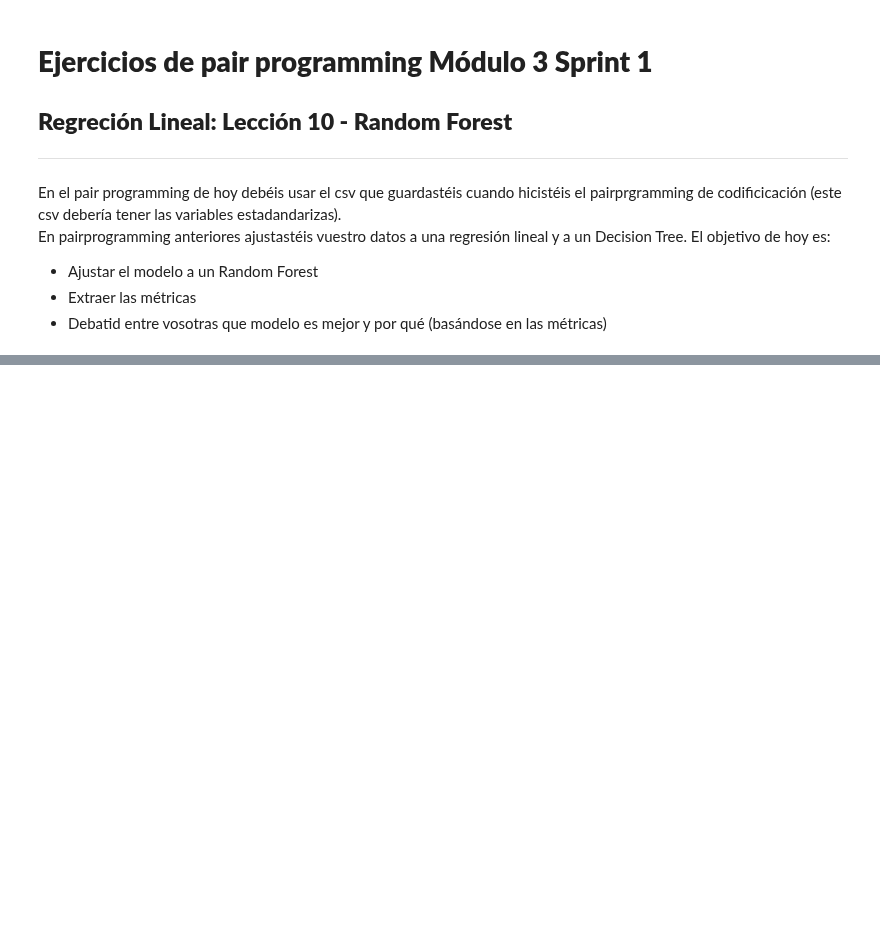
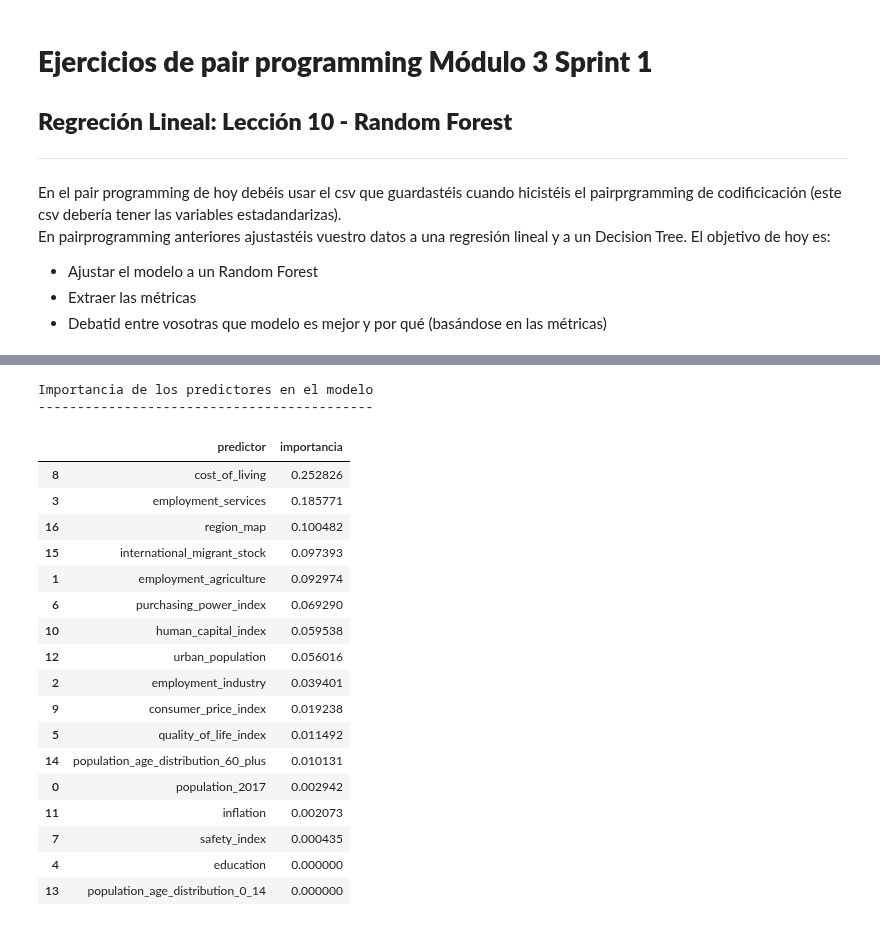
Before and after one commit to Adalab/promo-d-da-modulo3-sprint1-laura-maitane, a Jupyter notebook: regresion-lineal/reg-lin-12-random-forest.ipynb, the cells around one changed output, grey strips where cells are left out. Cells and saved outputs as stored; diff of their text form; code cells hidden in the pictures; blank space fills up the shorter version.

```diff
--- a/regresion-lineal/reg-lin-12-random-forest.ipynb
+++ b/regresion-lineal/reg-lin-12-random-forest.ipynb
@@ -41,0 +54,6 @@ df.head(2)
+# %%
+param = {"max_depth": [2,4, 6],
+        "max_features": [1,2,3,4],
+        "min_samples_split": [10, 15, 20],
+        "min_samples_leaf": [10, 15, 20],
+        "random_state": [99]}
@@ -41,0 +136,38 @@ df.head(2)
+# %%
+
+# vamos a crearnos un dataframe, igual que hicimos en la clase anterior con la importancia de cada una de las variables incluidas en el modelo
+
+importancia_predictores = pd.DataFrame(
+                            {'predictor': x_train.columns,
+                             'importancia': bosque.feature_importances_}
+                            )
+
+
+# ordenamos de mayor a menor los resultados
+importancia_predictores.sort_values(by=["importancia"], ascending=False, inplace = True)
+
+# printeamos los resultados
+print("Importancia de los predictores en el modelo")
+print("-------------------------------------------")
+importancia_predictores
+# %% [output]
+Importancia de los predictores en el modelo
+-------------------------------------------
+|  | predictor | importancia |
+| 8 | cost_of_living | 0.252826 |
+| 3 | employment_services | 0.185771 |
+| 16 | region_map | 0.100482 |
+| 15 | international_migrant_stock | 0.097393 |
+| 1 | employment_agriculture | 0.092974 |
+| 6 | purchasing_power_index | 0.069290 |
+| 10 | human_capital_index | 0.059538 |
+| 12 | urban_population | 0.056016 |
+| 2 | employment_industry | 0.039401 |
+| 9 | consumer_price_index | 0.019238 |
+| 5 | quality_of_life_index | 0.011492 |
+| 14 | population_age_distribution_60_plus | 0.010131 |
+| 0 | population_2017 | 0.002942 |
+| 11 | inflation | 0.002073 |
+| 7 | safety_index | 0.000435 |
+| 4 | education | 0.000000 |
+| 13 | population_age_distribution_0_14 | 0.000000 |
```
Also changed, not shown: parts of 23 cells of this notebook.
